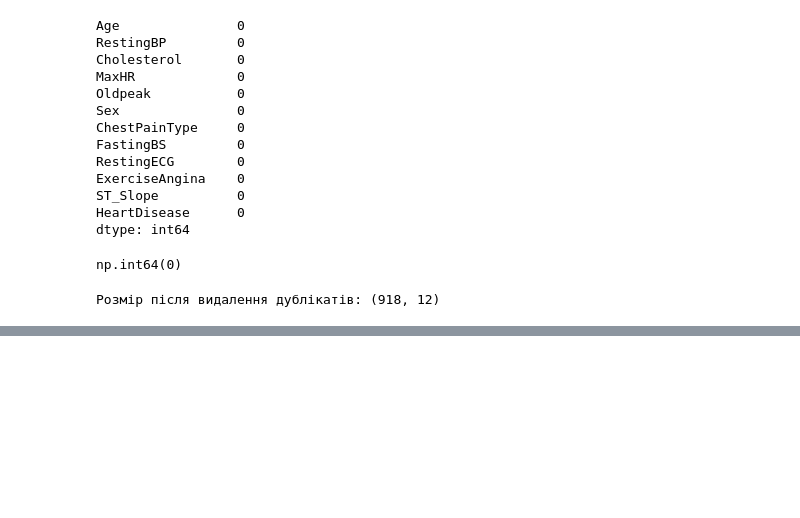
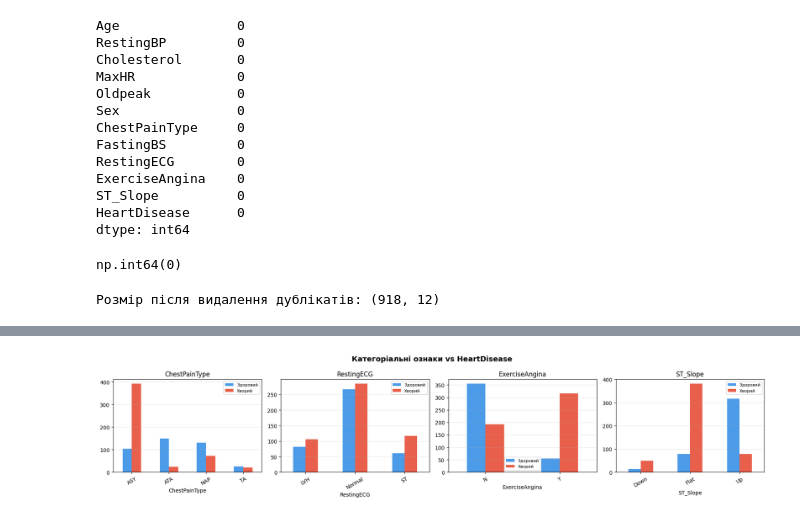
Before and after one commit to kyrylo-ly/ml, a Jupyter notebook: lab2.ipynb, the cells around one changed output, grey strips where cells are left out. Drawn from its saved outputs; the diff is of its cells as text; code cells hidden in the pictures; blank space fills up the shorter version.

```diff
--- a/lab2.ipynb
+++ b/lab2.ipynb
@@ -177,0 +127,16 @@ print(f'Розмірність вхідного вектора: {inputSize}')
+# %%
+catCols = ['ChestPainType', 'RestingECG', 'ExerciseAngina', 'ST_Slope']
+fig, axes = plt.subplots(1, 4, figsize=(18, 4))
+
+for ax, col in zip(axes, catCols):
+    grp = df.groupby([col, 'HeartDisease']).size().unstack(fill_value=0)
+    grp.plot(kind='bar', ax=ax, color=['#4C9BE8', '#E8604C'], rot=30)
+    ax.set_title(col)
+    ax.legend(['Здоровий', 'Хворий'], fontsize=8)
+    ax.grid(True, alpha=0.3, axis='y')
+
+plt.suptitle('Категоріальні ознаки vs HeartDisease', fontsize=14, fontweight='bold')
+plt.tight_layout()
+plt.show()
+# %% [output]
+[figure, added]
```
Also changed, not shown: parts of 24 cells of this notebook.
